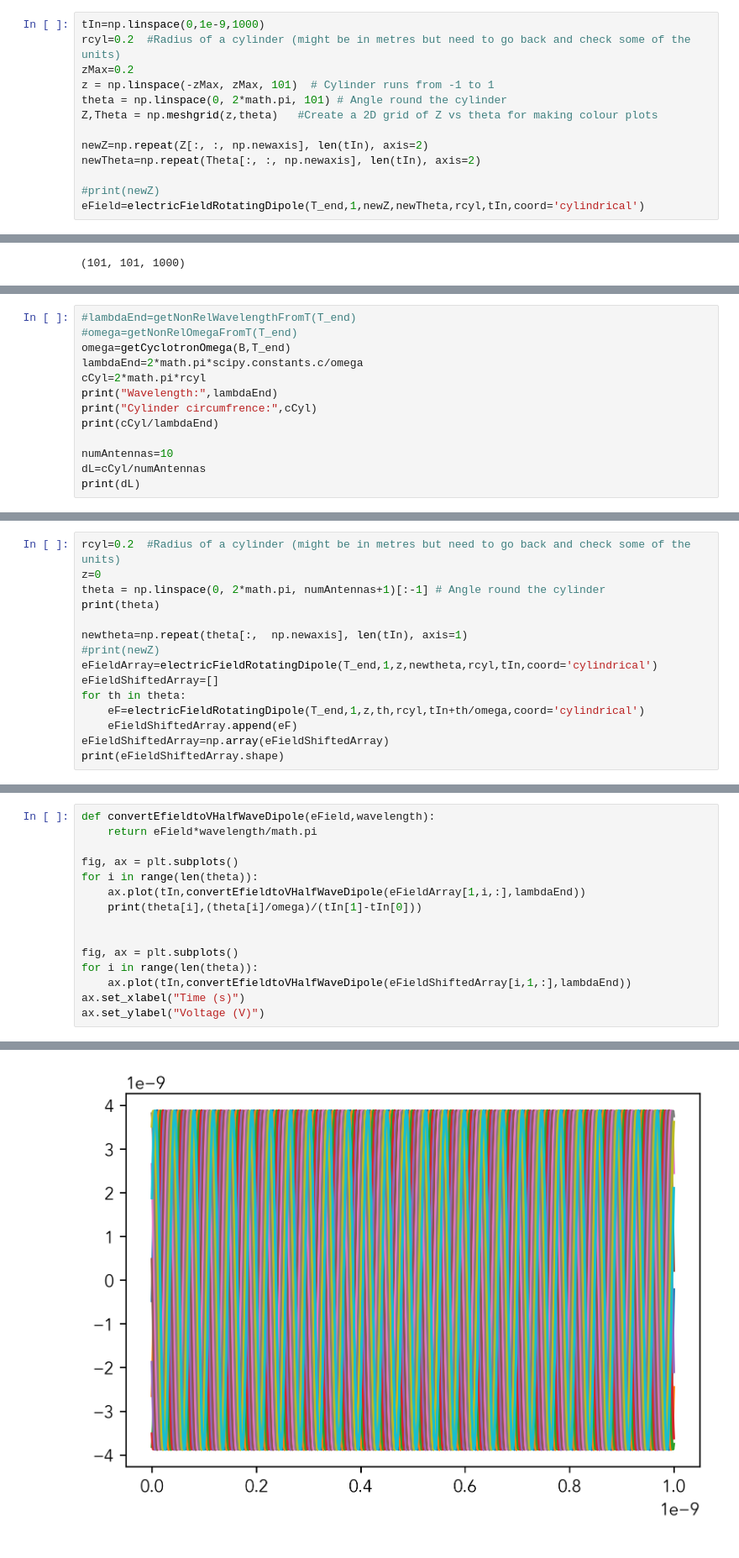
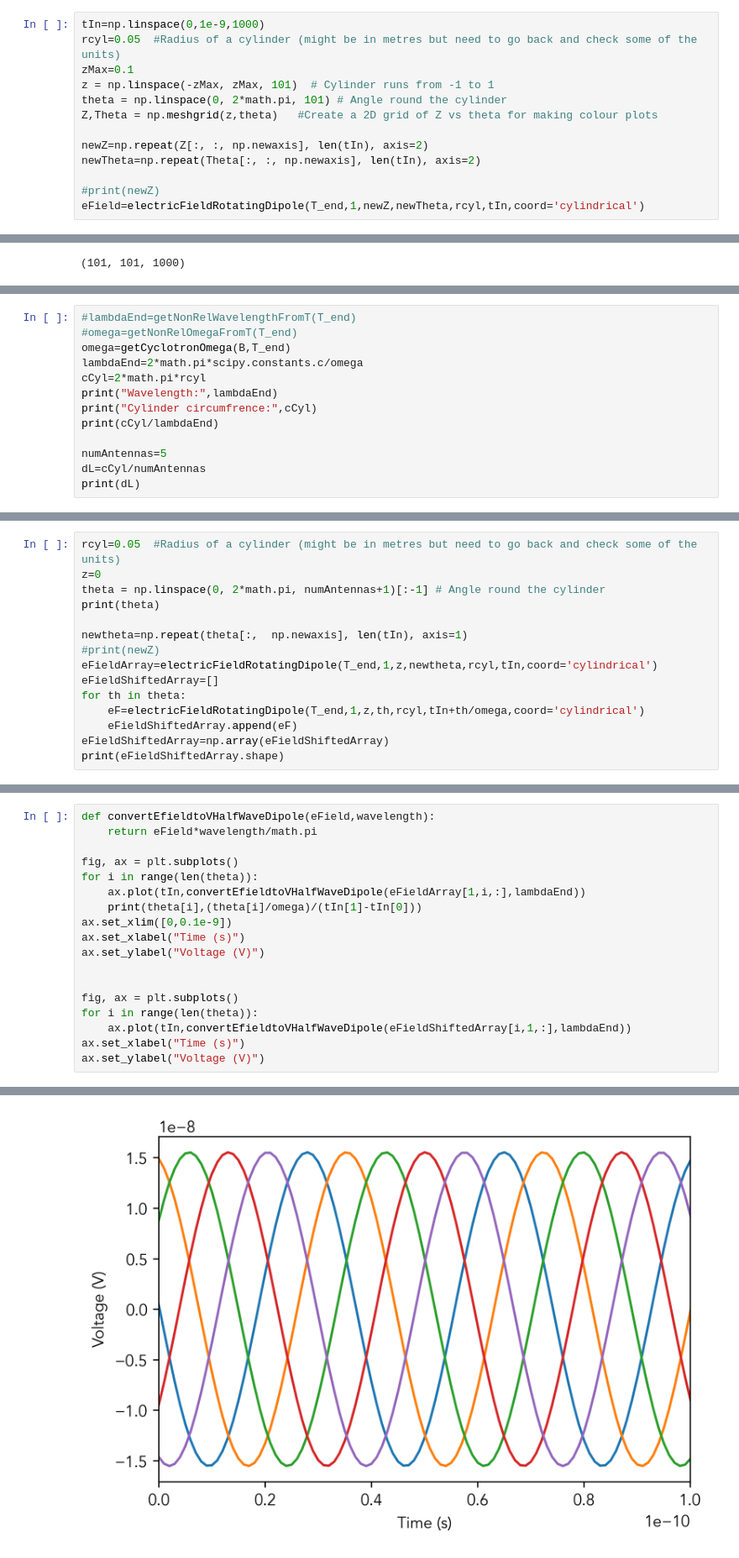
Before and after one commit to QTNM/cresdaToys, a Jupyter notebook: SimpleCyclotronModel.ipynb, the cells around one changed output, grey strips where cells are left out. Shown at 84% size. Drawn from its saved outputs; the diff is of its cells as text.

```diff
--- a/SimpleCyclotronModel.ipynb
+++ b/SimpleCyclotronModel.ipynb
@@ -283,8 +283,8 @@ def electricFieldRotatingDipole(T,B,inZ,phi,rcyl,t,coord='cartesian',offset=[0,0
         print("What is coord:",coord)
 # %%
 tIn=np.linspace(0,1e-9,1000)
-rcyl=0.2  #Radius of a cylinder (might be in metres but need to go back and check some of the units)
-zMax=0.2
+rcyl=0.05  #Radius of a cylinder (might be in metres but need to go back and check some of the units)
+zMax=0.1
 z = np.linspace(-zMax, zMax, 101)  # Cylinder runs from -1 to 1
 theta = np.linspace(0, 2*math.pi, 101) # Angle round the cylinder
 Z,Theta = np.meshgrid(z,theta)   #Create a 2D grid of Z vs theta for making colour plots
@@ -433,7 +438,7 @@ print("Wavelength:",lambdaEnd)
 print("Cylinder circumfrence:",cCyl)
 print(cCyl/lambdaEnd)
 
-numAntennas=10
+numAntennas=5
 dL=cCyl/numAntennas
 print(dL)
 # %% [output]
@@ -444,5 +449,5 @@ Cylinder circumfrence: 1.2566370614359172
 # %%
-rcyl=0.2  #Radius of a cylinder (might be in metres but need to go back and check some of the units)
+rcyl=0.05  #Radius of a cylinder (might be in metres but need to go back and check some of the units)
 z=0
 theta = np.linspace(0, 2*math.pi, numAntennas+1)[:-1] # Angle round the cylinder
 print(theta)
@@ -468,6 +472,9 @@ fig, ax = plt.subplots()
 for i in range(len(theta)):
     ax.plot(tIn,convertEfieldtoVHalfWaveDipole(eFieldArray[1,i,:],lambdaEnd))
     print(theta[i],(theta[i]/omega)/(tIn[1]-tIn[0]))
+ax.set_xlim([0,0.1e-9])
+ax.set_xlabel("Time (s)")
+ax.set_ylabel("Voltage (V)")
 
 
 fig, ax = plt.subplots()
@@ -489,2 +491,2 @@ ax.set_ylabel("Voltage (V)")
 Text(0, 0.5, 'Voltage (V)')
-[figure, old version]
+[figure, new version]
```
Also changed, not shown: parts of 10 cells of this notebook, 5 other files.
